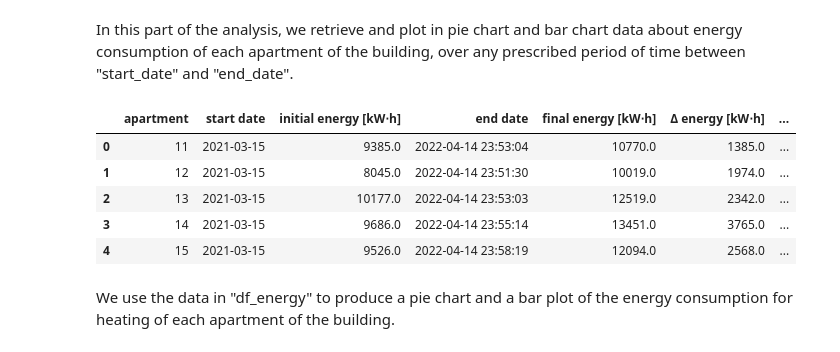
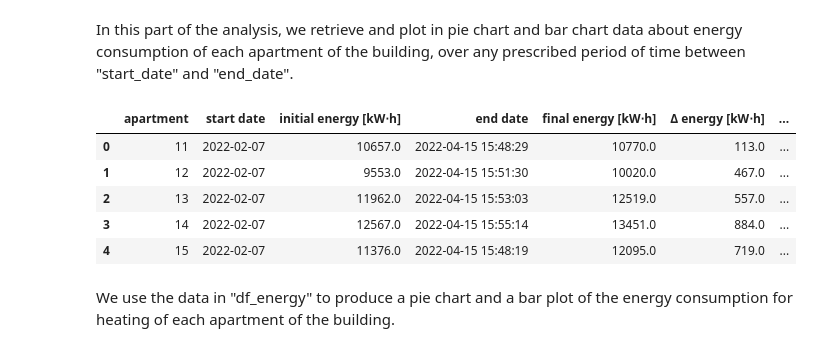
Before and after one commit to rtiedra/data-science, a Jupyter notebook: building_heating/building_heating.ipynb, the cells around one changed output. Saved outputs shown, nothing was run; the diff lists cells and outputs as text; code cells hidden in the pictures.

```diff
--- a/building_heating/building_heating.ipynb
+++ b/building_heating/building_heating.ipynb
@@ -163,46 +163,46 @@ In this part of the analysis, we retrieve and plot in pie chart and bar chart da
 # %%
 # Set start_date and end_date for the DataFrame of energy consumption
 
-start_date = '"2021-03-15"'
-end_date = '"2022-04-15"'
+start_date = '"2022-02-07"'
+end_date = '"2022-12-31"'
 
 # Read, for each apartment of the building, the first energy after the start date into a DataFrame "df_start"
 # We divide "Power.value" by 1000 to get energies in [kW⋅h]
 
 df_start = pd.read_sql('SELECT Apartments.name AS apartment, Power.date AS \'start date\', \
                    Power.value/1000 AS \'initial energy [kW⋅h]\' FROM Power \
                    INNER JOIN Apartments ON Power.apartment_id=Apartments.esmart_id \
                    WHERE Power.module_id=18 AND Power.date>=%s \
                    GROUP BY Apartments.name' % start_date, engine)
 
 # Read, for each apartment of the building, the last energy before the end date into a DataFrame "df_end"
 # We divide "Power.value" by 1000 to get energies in [kW⋅h]
 
 df_end = pd.read_sql('SELECT Apartments.name AS apartment, Power.date AS \'end date\', \
                    Power.value/1000 AS \'final energy [kW⋅h]\' FROM Power \
                    INNER JOIN Apartments ON Power.apartment_id=Apartments.esmart_id \
                    WHERE Power.module_id=18 AND Power.date<=%s \
                    ORDER BY Power.date DESC LIMIT 31' % end_date, engine)
 
 # Merge "df_start" and "df_end" into a DataFrame "df_energy" (using "apartment" as key)
 # (in 2018 there are missing measures; the first measure for apartment "O2" is at initial_date "2018-10-10")
 
 df_energy = pd.merge(df_start, df_end, how='left', on='apartment')
 
 # Store in "df_energy" the energy consumption and the energy consumption per cubic metre
 
 df_energy['\u0394 energy [kW⋅h]'] = df_energy['final energy [kW⋅h]']-df_energy['initial energy [kW⋅h]']
 df_energy['\u0394 energy per m\u00b3 [kW⋅h/m\u00b3]'] \
 = [round(df_energy['\u0394 energy [kW⋅h]'][i]/volumes[i], 1) for i in range(len(volumes))]
 
 df_energy.head()
 # %% [output]
 |  | apartment | start date | initial energy [kW⋅h] | end date | final energy [kW⋅h] | Δ energy [kW⋅h] | ... |
-| 0 | 11 | 2021-03-15 | 9385.0 | 2022-04-14 23:53:04 | 10770.0 | 1385.0 | ... |
-| 1 | 12 | 2021-03-15 | 8045.0 | 2022-04-14 23:51:30 | 10019.0 | 1974.0 | ... |
-| 2 | 13 | 2021-03-15 | 10177.0 | 2022-04-14 23:53:03 | 12519.0 | 2342.0 | ... |
-| 3 | 14 | 2021-03-15 | 9686.0 | 2022-04-14 23:55:14 | 13451.0 | 3765.0 | ... |
-| 4 | 15 | 2021-03-15 | 9526.0 | 2022-04-14 23:58:19 | 12094.0 | 2568.0 | ... |
+| 0 | 11 | 2022-02-07 | 10657.0 | 2022-04-15 15:48:29 | 10770.0 | 113.0 | ... |
+| 1 | 12 | 2022-02-07 | 9553.0 | 2022-04-15 15:51:30 | 10020.0 | 467.0 | ... |
+| 2 | 13 | 2022-02-07 | 11962.0 | 2022-04-15 15:53:03 | 12519.0 | 557.0 | ... |
+| 3 | 14 | 2022-02-07 | 12567.0 | 2022-04-15 15:55:14 | 13451.0 | 884.0 | ... |
+| 4 | 15 | 2022-02-07 | 11376.0 | 2022-04-15 15:48:19 | 12095.0 | 719.0 | ... |
 # %% [markdown]
 We use the data in "df_energy" to produce a pie chart and a bar plot of the energy consumption for heating of each apartment of the building.
 # %%
```
Also changed, not shown: parts of 7 cells of this notebook.
